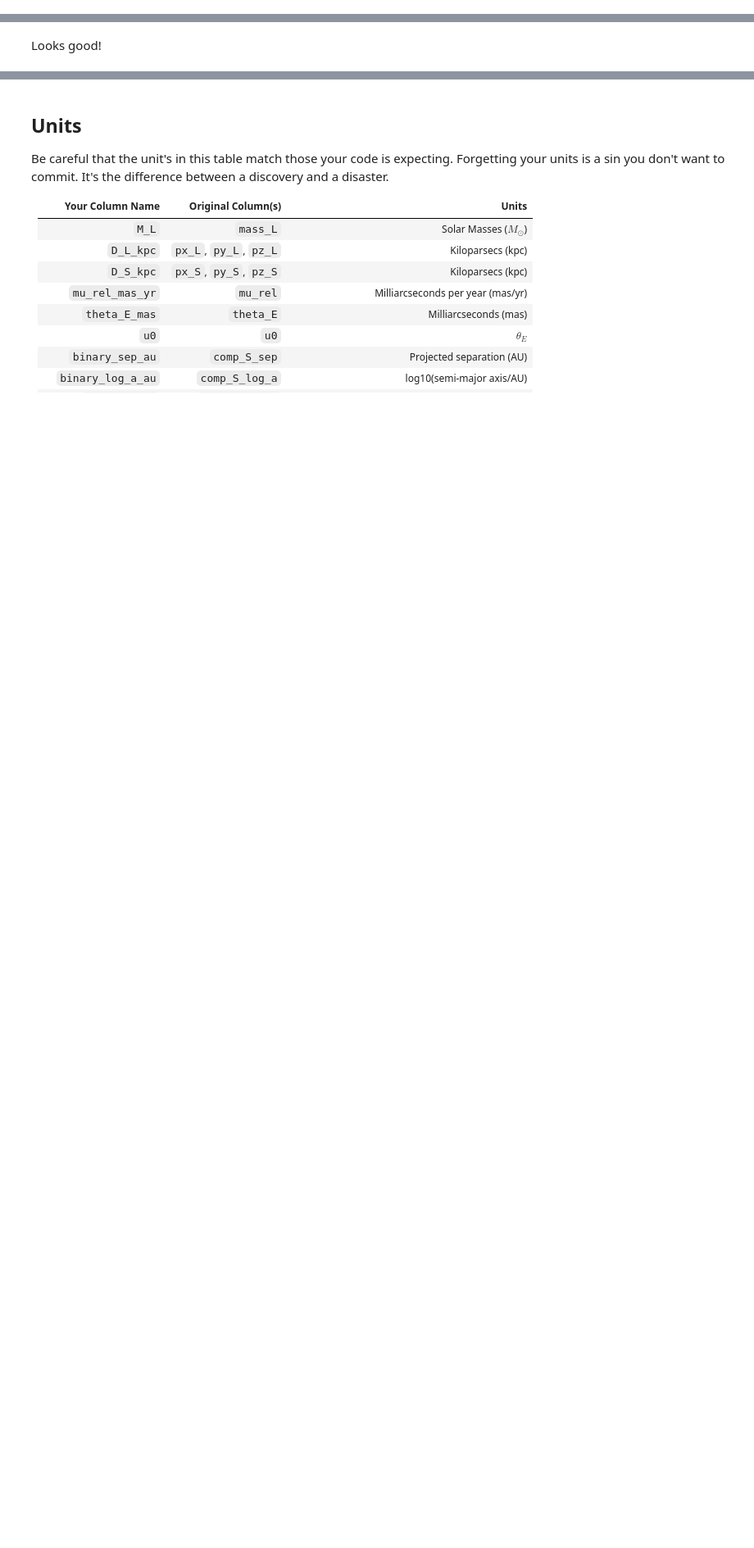
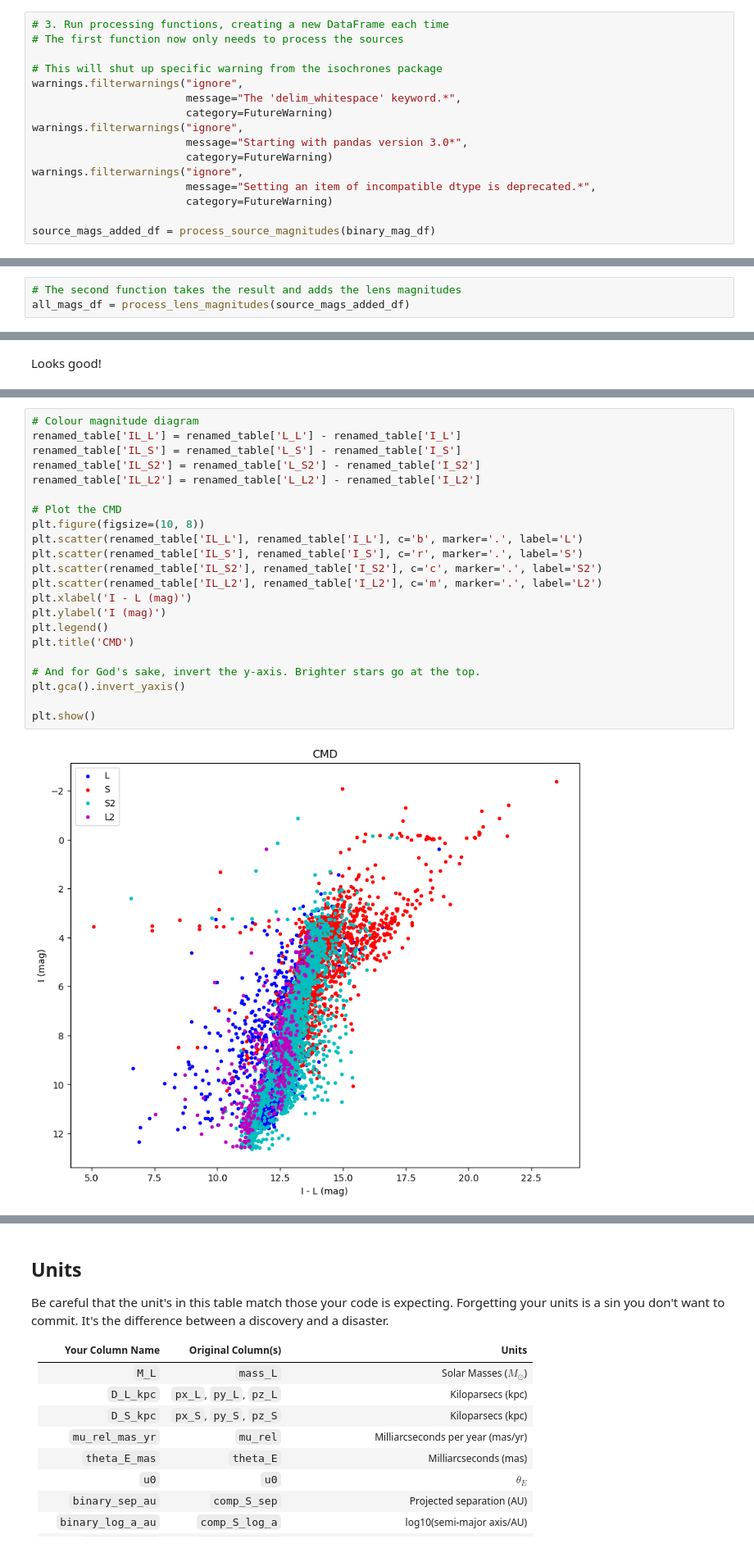
Before and after one commit to AmberLee2427/PopSyCLE-table, a Jupyter notebook: make_database.ipynb, the cells around one changed output, grey strips where cells are left out. Shown: that part at 82% size. Cells and saved outputs as stored; diff of their text form; blank space fills up the shorter version.

```diff
--- a/make_database.ipynb
+++ b/make_database.ipynb
@@ -393,0 +332,16 @@ print(all_mags_df[['obj_id_S', 'L_mag_S', 'L_mag_comp_S', 'L_mag_L', 'L_mag_comp
+# %%
+# 3. Run processing functions, creating a new DataFrame each time
+# The first function now only needs to process the sources
+
+# This will shut up specific warning from the isochrones package
+warnings.filterwarnings("ignore",
+                        message="The 'delim_whitespace' keyword.*",
+                        category=FutureWarning)
+warnings.filterwarnings("ignore",
+                        message="Starting with pandas version 3.0*",
+                        category=FutureWarning)
+warnings.filterwarnings("ignore",
+                        message="Setting an item of incompatible dtype is deprecated.*",
+                        category=FutureWarning)
+
+source_mags_added_df = process_source_magnitudes(binary_mag_df)
@@ -393,0 +382,3 @@ print(all_mags_df[['obj_id_S', 'L_mag_S', 'L_mag_comp_S', 'L_mag_L', 'L_mag_comp
+# %%
+# The second function takes the result and adds the lens magnitudes
+all_mags_df = process_lens_magnitudes(source_mags_added_df)
@@ -632,0 +677,24 @@ Looks good!
+# %%
+# Colour magnitude diagram
+renamed_table['IL_L'] = renamed_table['L_L'] - renamed_table['I_L']
+renamed_table['IL_S'] = renamed_table['L_S'] - renamed_table['I_S']
+renamed_table['IL_S2'] = renamed_table['L_S2'] - renamed_table['I_S2']
+renamed_table['IL_L2'] = renamed_table['L_L2'] - renamed_table['I_L2']
+
+# Plot the CMD
+plt.figure(figsize=(10, 8))
+plt.scatter(renamed_table['IL_L'], renamed_table['I_L'], c='b', marker='.', label='L')
+plt.scatter(renamed_table['IL_S'], renamed_table['I_S'], c='r', marker='.', label='S')
+plt.scatter(renamed_table['IL_S2'], renamed_table['I_S2'], c='c', marker='.', label='S2')
+plt.scatter(renamed_table['IL_L2'], renamed_table['I_L2'], c='m', marker='.', label='L2')
+plt.xlabel('I - L (mag)')
+plt.ylabel('I (mag)')
+plt.legend()
+plt.title('CMD')
+
+# And for God's sake, invert the y-axis. Brighter stars go at the top.
+plt.gca().invert_yaxis()
+
+plt.show()
+# %% [output]
+[figure, added]
```
Also changed, not shown: parts of 25 cells of this notebook, 9 other files.
